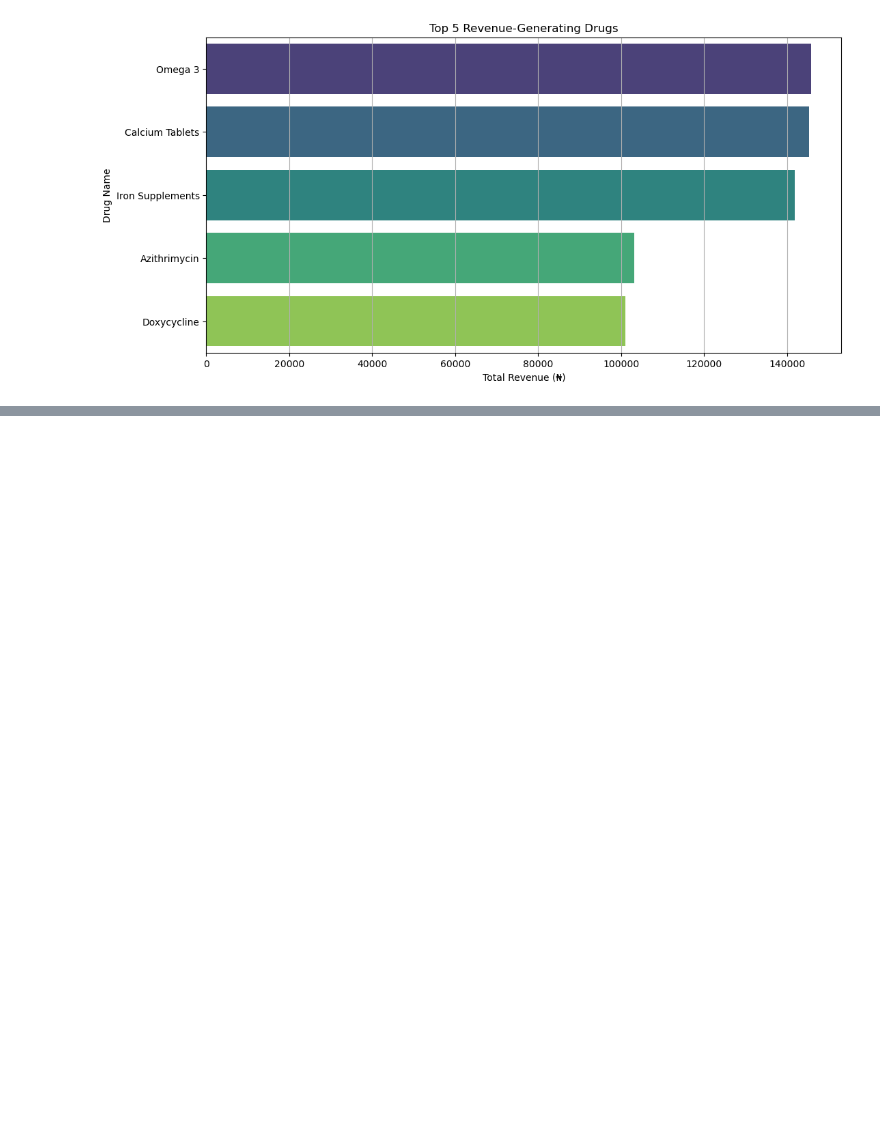
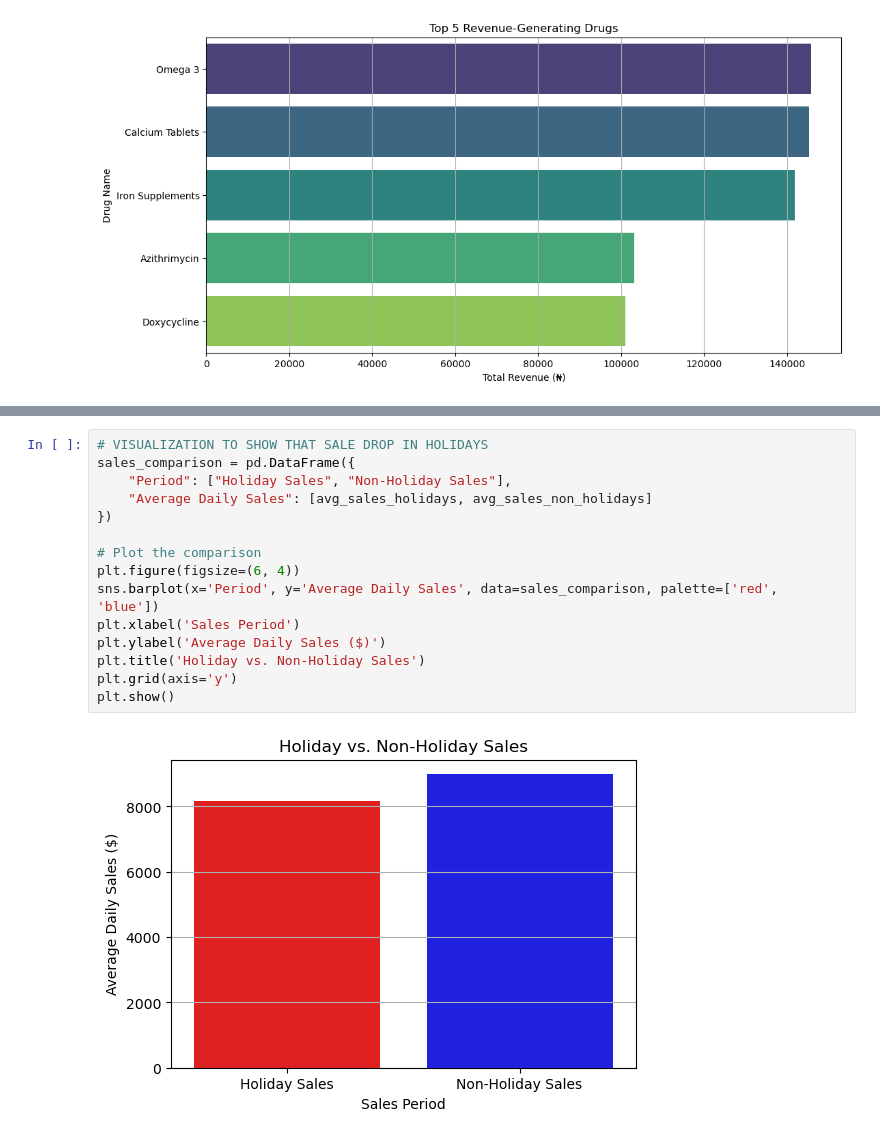
Before and after one commit to Tebrihk/lami-s-pharmacy, a Jupyter notebook: Analysis.ipynb, the cells around one changed output, grey strips where cells are left out. Drawn from its saved outputs; the diff is of its cells as text; blank space fills up the shorter version.

```diff
--- a/Analysis.ipynb
+++ b/Analysis.ipynb
@@ -181,0 +358,17 @@ plt.show()
+# %%
+# VISUALIZATION TO SHOW THAT SALE DROP IN HOLIDAYS
+sales_comparison = pd.DataFrame({
+    "Period": ["Holiday Sales", "Non-Holiday Sales"],
+    "Average Daily Sales": [avg_sales_holidays, avg_sales_non_holidays]
+})
+
+# Plot the comparison
+plt.figure(figsize=(6, 4))
+sns.barplot(x='Period', y='Average Daily Sales', data=sales_comparison, palette=['red', 'blue'])
+plt.xlabel('Sales Period')
+plt.ylabel('Average Daily Sales ($)')
+plt.title('Holiday vs. Non-Holiday Sales')
+plt.grid(axis='y')
+plt.show()
+# %% [output]
+[figure, added]
```
Also changed, not shown: parts of 18 cells of this notebook.
